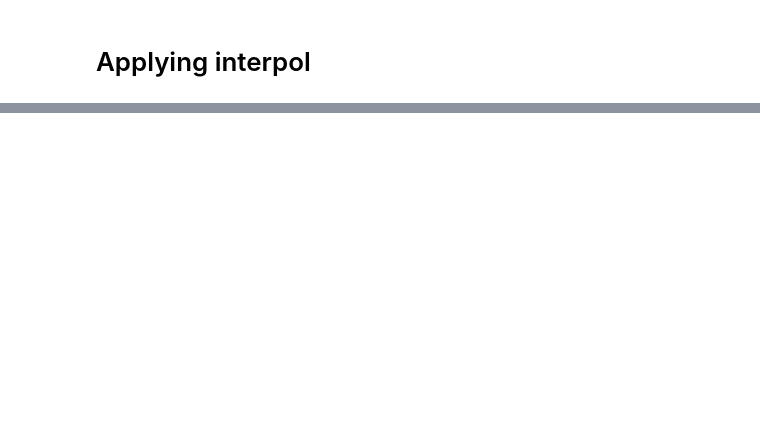
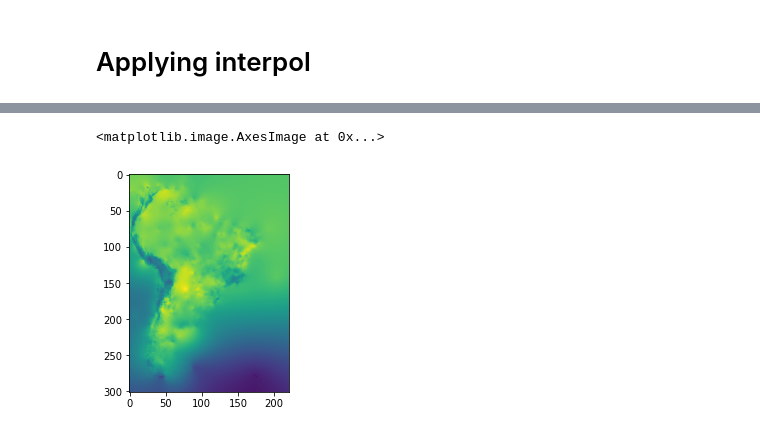
Before and after one commit to vhmarrafon/interpolation_tutorials, a Jupyter notebook: pykrige.ipynb, the cells around one changed output, grey strips where cells are left out. Drawn from its saved outputs; the diff is of its cells as text; code cells hidden in the pictures; blank space fills up the shorter version.

Commit message:
feat: enable RandomForest (experimental) and Universal Kriging

```diff
--- a/pykrige.ipynb
+++ b/pykrige.ipynb
@@ -263,0 +296,34 @@ interpolated_ds[variable][0].mean()
+# %%
+interpolated_ds = {}
+times = daily_data['time'].unique()
+for variable in VARIABLES:
+    interpolated_ds[variable] = []
+
+    for date in times:
+
+        logging.info(f"Starting {variable} interpolation @ {date:%Y%m%d}")
+
+        df_date = daily_data.loc[daily_data['time'] == date]
+
+        values_ws = df_date[variable].values
+        lats_ws = df_date['latitude'].values
+        lons_ws = df_date['longitude'].values
+        elevation_ws = df_date['elevation'].values
+
+        interpol_kwargs2 = {kk: vv for kk, vv in interpol_kwargs.items() if kk not in ['coordinates_type']}
+        UK = UniversalKriging(lons_ws,
+                             lats_ws,
+                             values_ws,
+                             drift_terms='external_Z',
+#                              specified_drift=elevation_ws,
+                             external_drift=topo,
+                             external_drift_y=grid_lat,
+                             external_drift_x=grid_lon,
+                             **interpol_kwargs2)
+
+        grid, ss = UK.execute('grid', grid_lon, grid_lat, specified_drift_arrays=topo)
+
+
+        interpolated_ds[variable].append(grid)
+
+        logging.info(f"Interpolation of {variable} on {date:%Y%m%d} done")
@@ -263,0 +335,5 @@ interpolated_ds[variable][0].mean()
+# %%
+plt.imshow(interpolated_ds['tmax'][0][::-1])
+# %% [output]
+<matplotlib.image.AxesImage at 0x...>
+[figure, added]
```
Also changed, not shown: parts of 15 cells of this notebook, 2 other files.
